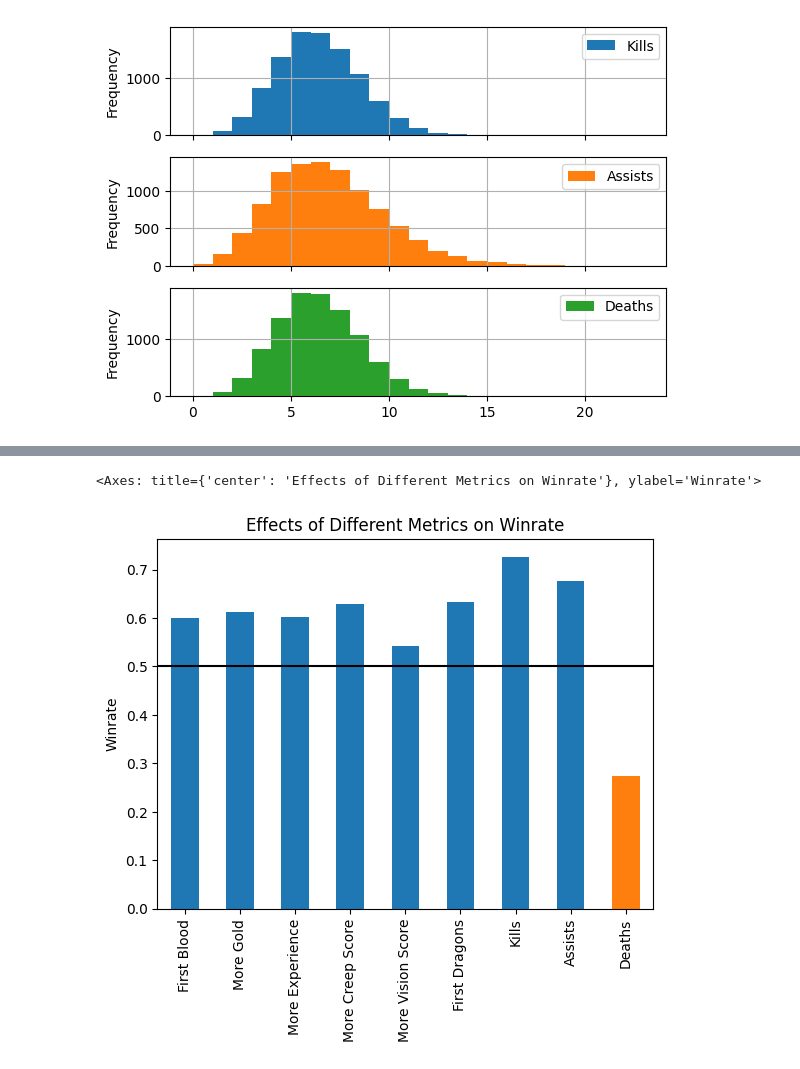
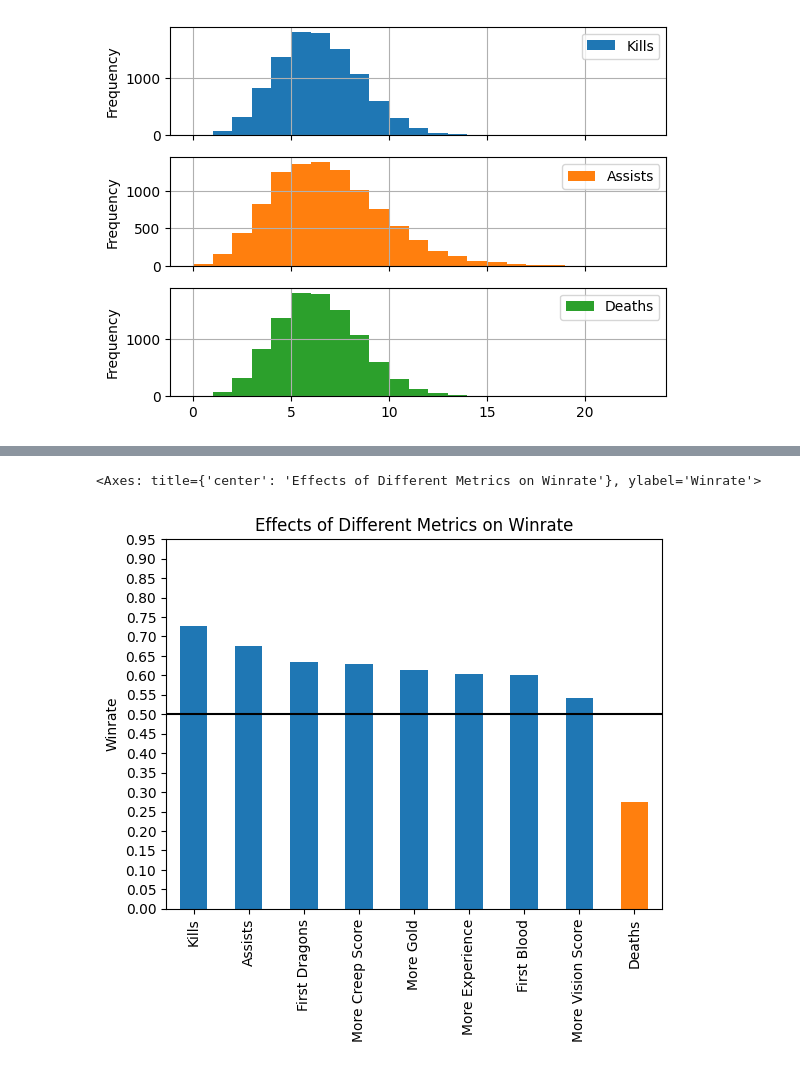
Before and after one commit to JanoKasu/Jupyter-Practice, a Jupyter notebook: main.ipynb, the cells around one changed output, grey strips where cells are left out. Cells and saved outputs as stored; diff of their text form; code cells hidden in the pictures.

```diff
--- a/main.ipynb
+++ b/main.ipynb
@@ -329,21 +345,24 @@ array([<Axes: ylabel='Frequency'>, <Axes: ylabel='Frequency'>,
 # %%
 # Graph of experience, gold, creep score, vision score, and elite monsters
 graph = pd.Series({'First Blood' : firstBloodWinrate,
 				   'More Gold' : moreGoldWinrate,
 				   'More Experience' : greaterAvgLevelWinrate,
 				   'More Creep Score' : moreCSWinrate,
 				   'More Vision Score' : greaterVSWinrate,
 				   'First Dragons' : moreFirstDragonsWinrate,
 				   'Kills' : moreKills,
 				   'Assists' : moreAssists,
 				   'Deaths' : moreDeaths})
+graph = graph.sort_values(ascending=False)
 plt.axhline(0.5, color='k')
 
 my_colors = []
 for bar in graph:
 	my_colors.append('C0' if bar >= 0.5 else 'C1')
 
-graph.plot(kind='bar', ylabel='Winrate', title='Effects of Different Metrics on Winrate', color=my_colors)
+ticks = [x / 20.0 for x in range(0, 20, 1)]
+
+graph.plot(kind='bar', ylabel='Winrate', yticks=ticks, title='Effects of Different Metrics on Winrate', color=my_colors)
 # %% [output]
 <Axes: title={'center': 'Effects of Different Metrics on Winrate'}, ylabel='Winrate'>
-[figure, old version]
+[figure, new version]
```
Also changed, not shown: parts of 1 cell of this notebook.
